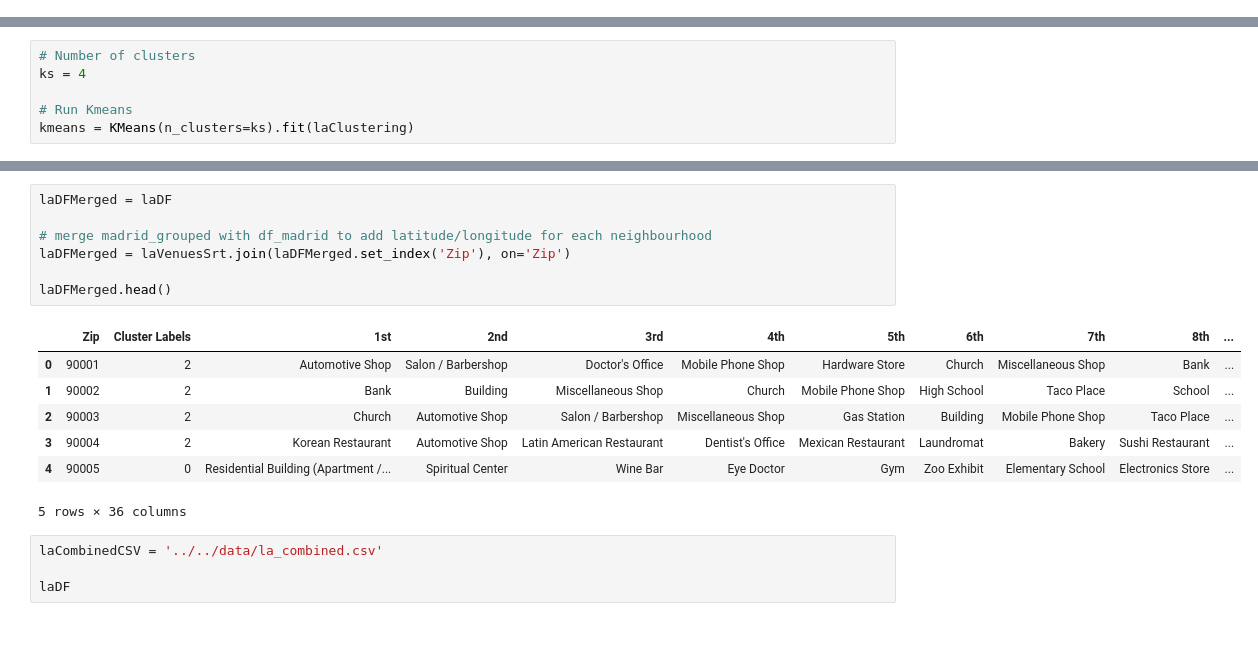
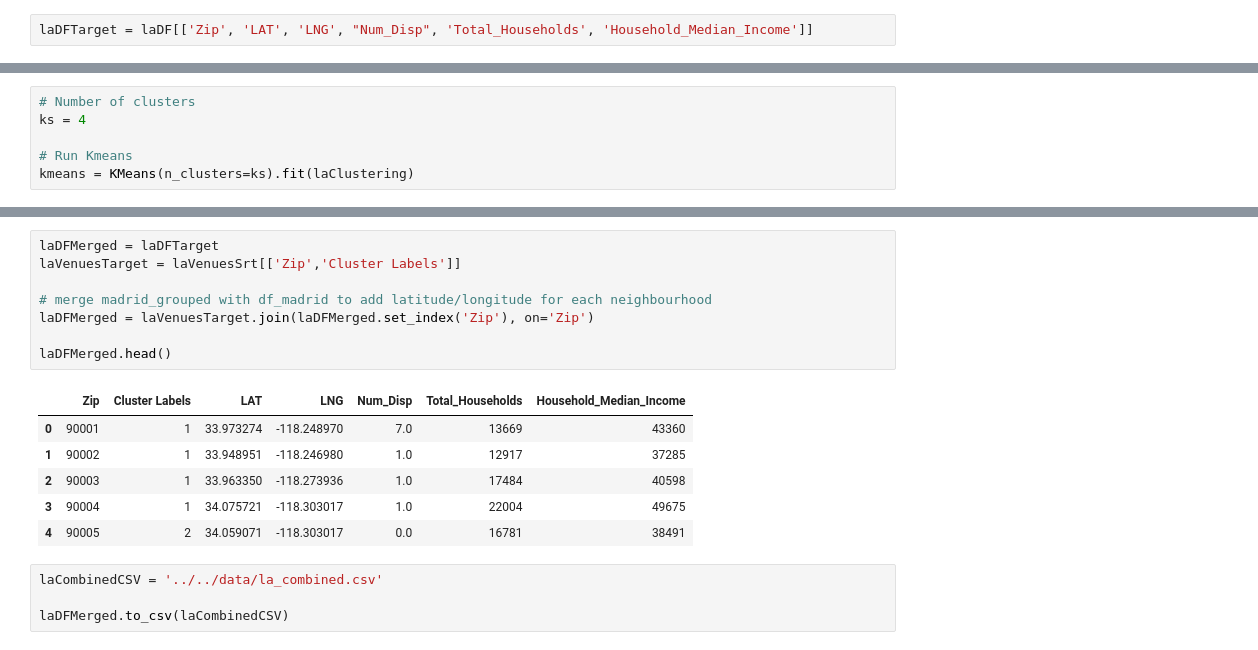
Before and after one commit to MarcLeslie/23-Final_Project, a Jupyter notebook: ETL/ML_notebooks/venue_information.ipynb, the cells around one changed output, grey strips where cells are left out. Saved outputs shown, nothing was run; the diff lists cells and outputs as text.

Commit message:
Added new combined csv file

```diff
--- a/ETL/ML_notebooks/venue_information.ipynb
+++ b/ETL/ML_notebooks/venue_information.ipynb
@@ -65,6 +65,8 @@ Household_Median_Income             0
 Household_Median_Inc_Quintiles      0
 Pct_Earned_Income_Past_12_Months    0
 dtype: int64
+# %%
+laDFTarget = laDF[['Zip', 'LAT', 'LNG', "Num_Disp", 'Total_Households', 'Household_Median_Income']]
 # %% [markdown]
 ### Create dataframe for Sacramento zip/census data only
 # %%
@@ -398,19 +415,19 @@ laVenuesSrt.loc[laVenuesSrt['Cluster Labels'] == 3, laVenuesSrt.columns[[0] + [1
 # %%
-laDFMerged = laDF
+laDFMerged = laDFTarget
+laVenuesTarget = laVenuesSrt[['Zip','Cluster Labels']]
 
 # merge madrid_grouped with df_madrid to add latitude/longitude for each neighbourhood
-laDFMerged = laVenuesSrt.join(laDFMerged.set_index('Zip'), on='Zip')
+laDFMerged = laVenuesTarget.join(laDFMerged.set_index('Zip'), on='Zip')
 
 laDFMerged.head()
 # %% [output]
-|  | Zip | Cluster Labels | 1st | 2nd | 3rd | 4th | 5th | 6th | 7th | 8th | ... |
-| 0 | 90001 | 2 | Automotive Shop | Salon / Barbershop | Doctor's Office | Mobile Phone Shop | Hardware Store | Church | Miscellaneous Shop | Bank | ... |
-| 1 | 90002 | 2 | Bank | Building | Miscellaneous Shop | Church | Mobile Phone Shop | High School | Taco Place | School | ... |
-| 2 | 90003 | 2 | Church | Automotive Shop | Salon / Barbershop | Miscellaneous Shop | Gas Station | Building | Mobile Phone Shop | Taco Place | ... |
-| 3 | 90004 | 2 | Korean Restaurant | Automotive Shop | Latin American Restaurant | Dentist's Office | Mexican Restaurant | Laundromat | Bakery | Sushi Restaurant | ... |
-| 4 | 90005 | 0 | Residential Building (Apartment /... | Spiritual Center | Wine Bar | Eye Doctor | Gym | Zoo Exhibit | Elementary School | Electronics Store | ... |
+|  | Zip | Cluster Labels | LAT | LNG | Num_Disp | Total_Households | Household_Median_Income |
+| 0 | 90001 | 1 | 33.973274 | -118.248970 | 7.0 | 13669 | 43360 |
+| 1 | 90002 | 1 | 33.948951 | -118.246980 | 1.0 | 12917 | 37285 |
+| 2 | 90003 | 1 | 33.963350 | -118.273936 | 1.0 | 17484 | 40598 |
+| 3 | 90004 | 1 | 34.075721 | -118.303017 | 1.0 | 22004 | 49675 |
+| 4 | 90005 | 2 | 34.059071 | -118.303017 | 0.0 | 16781 | 38491 |
-5 rows × 36 columns
 # %%
 laCombinedCSV = '../../data/la_combined.csv'
 
-laDF
+laDFMerged.to_csv(laCombinedCSV)
```
Also changed, not shown: parts of 9 cells of this notebook, 2 other files.
